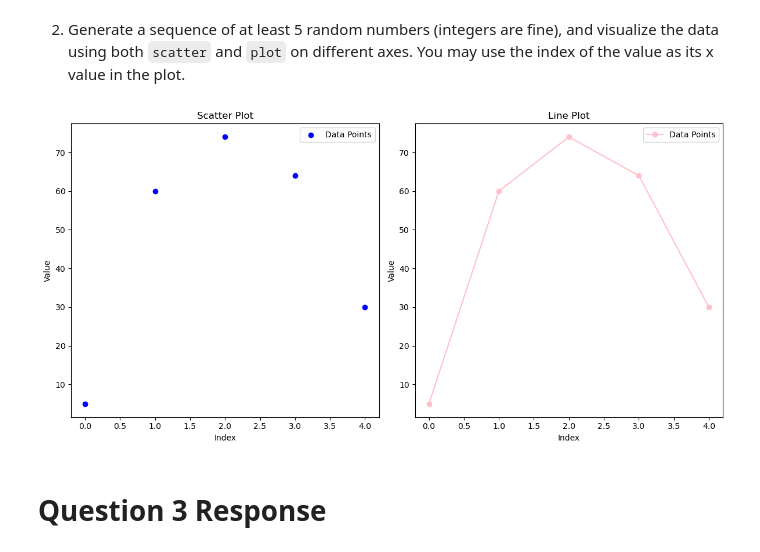
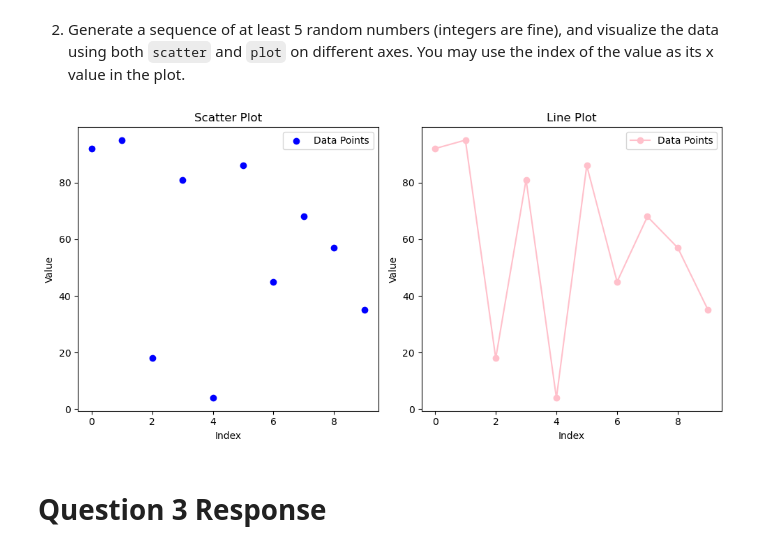
Before and after one commit to hanenia/pyplot, a Jupyter notebook: pyplot.ipynb, the cells around one changed output. Cells and saved outputs as stored; diff of their text form; code cells hidden in the pictures.

```diff
--- a/pyplot.ipynb
+++ b/pyplot.ipynb
@@ -92,32 +92,32 @@ zstandard                     0.19.0
 # %%
 import matplotlib.pyplot as plt
 import numpy as np
 
 # Generate random numbers
-random_numbers = np.random.randint(0, 100, 5)
+random_numbers = np.random.randint(0, 100, 10)
 indices = np.arange(len(random_numbers))
 
 # Create a figure and axis objects
-fig, (scatter_ax, plot_ax) = plt.subplots(nrows=1, ncols=2, figsize=(12, 6))
+fig, (scatter_ax, plot_ax) = plt.subplots(nrows=1, ncols=2, figsize=(10, 5))
 
 # Scatter plot
 scatter_ax.scatter(indices, random_numbers, color='blue', label='Data Points')
 scatter_ax.set_title('Scatter Plot')
 scatter_ax.set_xlabel('Index')
 scatter_ax.set_ylabel('Value')
 scatter_ax.legend()
 
 # Plot
 plot_ax.plot(indices, random_numbers, color='pink', marker='o', linestyle='-', label='Data Points')
 plot_ax.set_title('Line Plot')
 plot_ax.set_xlabel('Index')
 plot_ax.set_ylabel('Value')
 plot_ax.legend()
 
 plt.tight_layout()
 plt.show()
 # %% [output]
-[figure, old version]
+[figure, new version]
 # %% [markdown]
 # Question 3 Response
 # %% [markdown]
```
Also changed, not shown: parts of 1 cell of this notebook.
